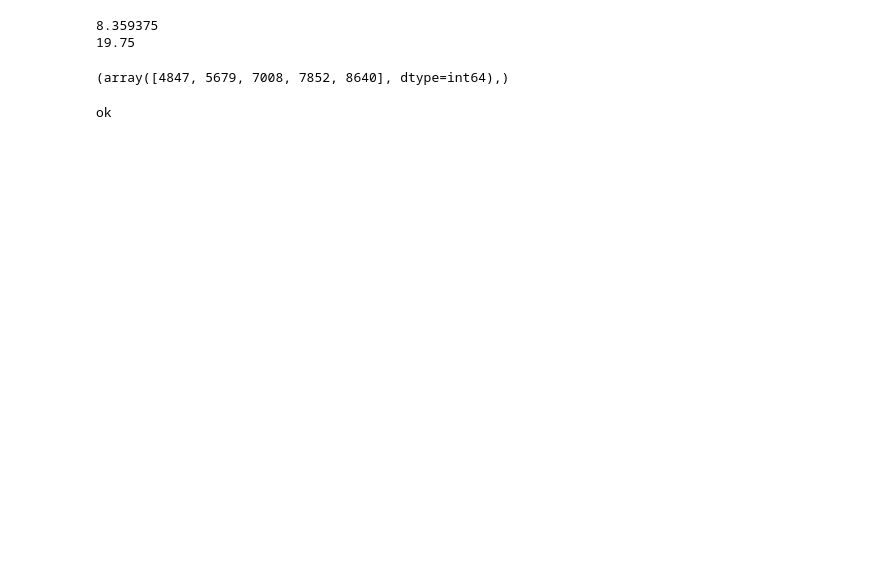
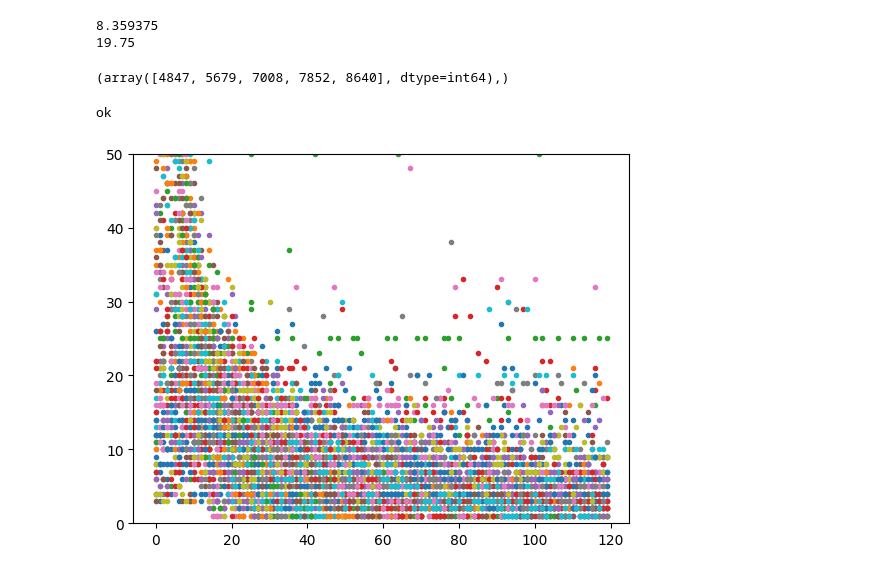
Before and after one commit to mexalon/mm_modeling, a Jupyter notebook: perms_to_events.ipynb, the cells around one changed output. Cells and saved outputs as stored; diff of their text form; code cells hidden in the pictures; blank space fills up the shorter version.

```diff
--- a/perms_to_events.ipynb
+++ b/perms_to_events.ipynb
@@ -159,7 +159,7 @@ Pore pressure at the fimal step at source location slice
 # checking results
 filename = 'downscaled_models_04_16_2024__17_47_01.h5'
 
-rr = range(0,8948)
+rr = range(0,9900)
 
 pore_min_max = np.zeros((len(rr),2))
 ev_d_max = np.zeros((len(rr)))
@@ -193,3 +193,26 @@ split_hdf5_random(filename, train_name, test_name, split_percent)
 print('ok')
 # %% [output]
 ok
+# %%
+def get_events_vs_time(events):
+    '''returns event count vs time'''
+    times, counts = np.unique(events[:,0], return_counts=True)
+    events_vs_time = np.stack((times[times>=0], counts[times>=0]))
+    return events_vs_time
+# %%
+# average events vs time
+filename = 'downscaled_models_04_16_2024__17_47_01.h5'
+
+float_list = 9900 * np.random.rand(100)
+fig, ax = plt.subplots()
+
+all_events_vs_time = []
+pbar = tqdm(float_list)
+for jj in pbar:
+    with h5py.File(filename, 'a') as f:
+        events = f['events'][int(jj)]
+        events_vs_time = get_events_vs_time(events)
+        ax.plot(events_vs_time[0], events_vs_time[1], linestyle='', marker='.')
+        ax.set_ylim([0,50])
+# %% [output]
+[figure, added]
```
Also changed, not shown: parts of 3 cells of this notebook, 4 other files.
